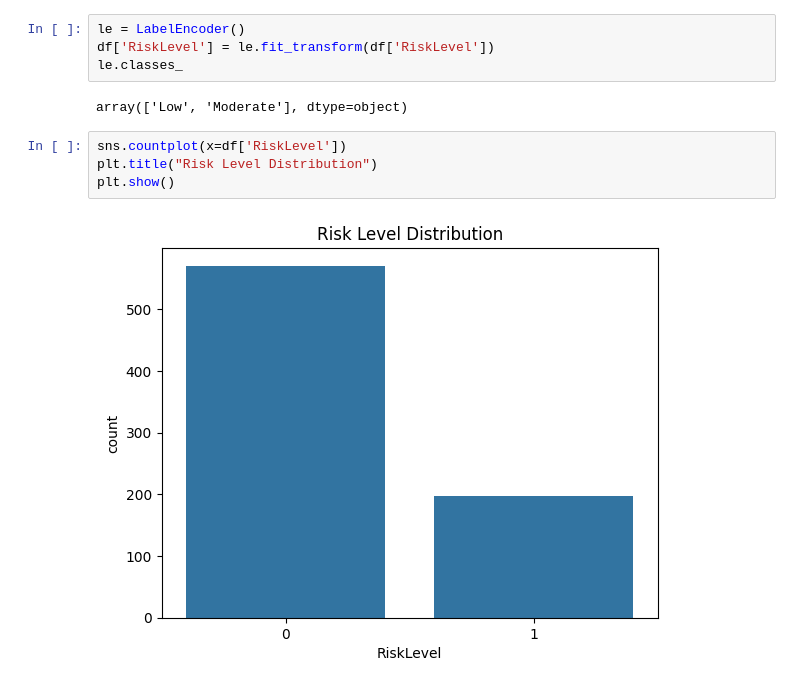
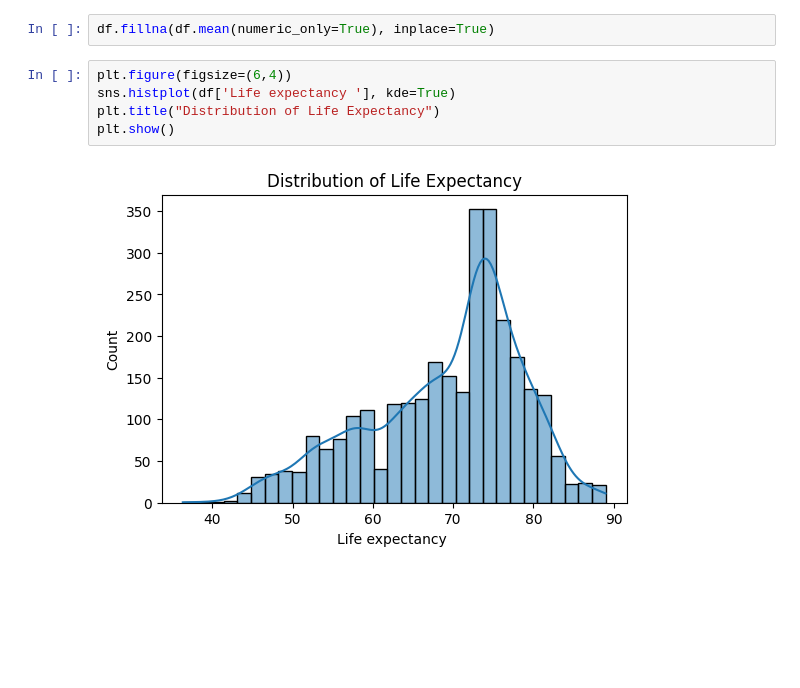
Before and after one commit to rishim929/AIassesment, a Jupyter notebook: WLVID_RishimSapkota.ipynb, the cells around one changed output. Drawn from its saved outputs; the diff is of its cells as text; blank space fills up the shorter version.

```diff
--- a/WLVID_RishimSapkota.ipynb
+++ b/WLVID_RishimSapkota.ipynb
@@ -87,13 +78,10 @@ df[['Glucose', 'RiskLevel']].head()
-# %%
-le = LabelEncoder()
-df['RiskLevel'] = le.fit_transform(df['RiskLevel'])
-le.classes_
-# %% [output]
-array(['Low', 'Moderate'], dtype=object)
-# %%
-sns.countplot(x=df['RiskLevel'])
-plt.title("Risk Level Distribution")
-plt.show()
-# %% [output]
-[figure, removed]
+# %%
+df.fillna(df.mean(numeric_only=True), inplace=True)
+# %%
+plt.figure(figsize=(6,4))
+sns.histplot(df['Life expectancy '], kde=True)
+plt.title("Distribution of Life Expectancy")
+plt.show()
+# %% [output]
+[figure, added]
 # %%
```
Also changed, not shown: parts of 22 cells of this notebook.
